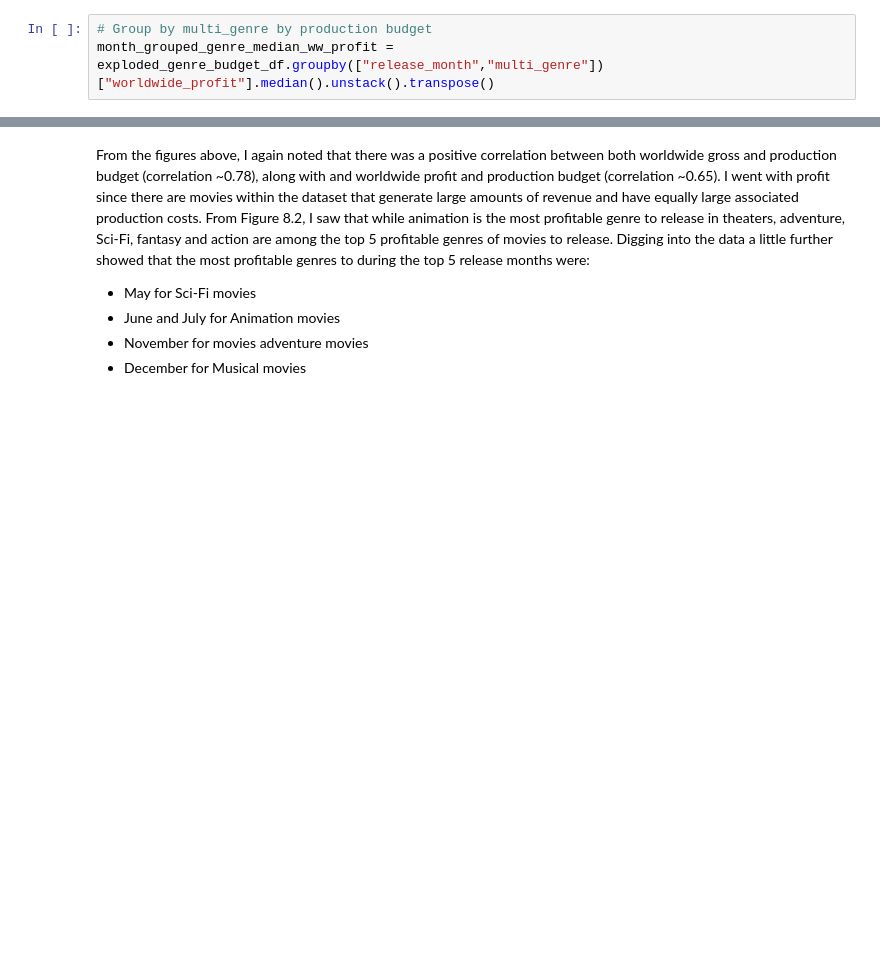
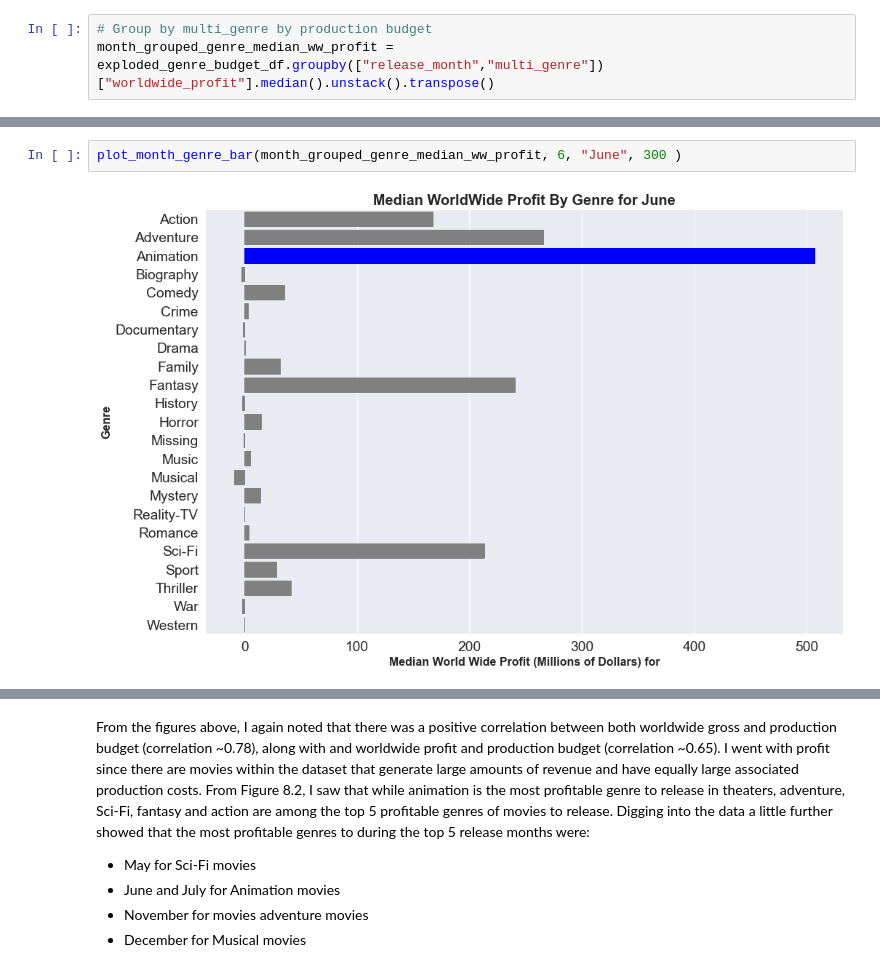
Before and after one commit to dataeducator/dsc-phase-1-project-v2-4, a Jupyter notebook: microsoft_movie_studios_viability_analysis.ipynb, the cells around one changed output, grey strips where cells are left out. Saved outputs shown, nothing was run; the diff lists cells and outputs as text; blank space fills up the shorter version.

```diff
--- a/microsoft_movie_studios_viability_analysis.ipynb
+++ b/microsoft_movie_studios_viability_analysis.ipynb
@@ -1314,0 +1311,4 @@ for bar in ax.patches:
+# %%
+plot_month_genre_bar(month_grouped_genre_median_ww_profit, 6, "June", 300 )
+# %% [output]
+[figure, added]
```
Also changed, not shown: parts of 9 cells of this notebook.
